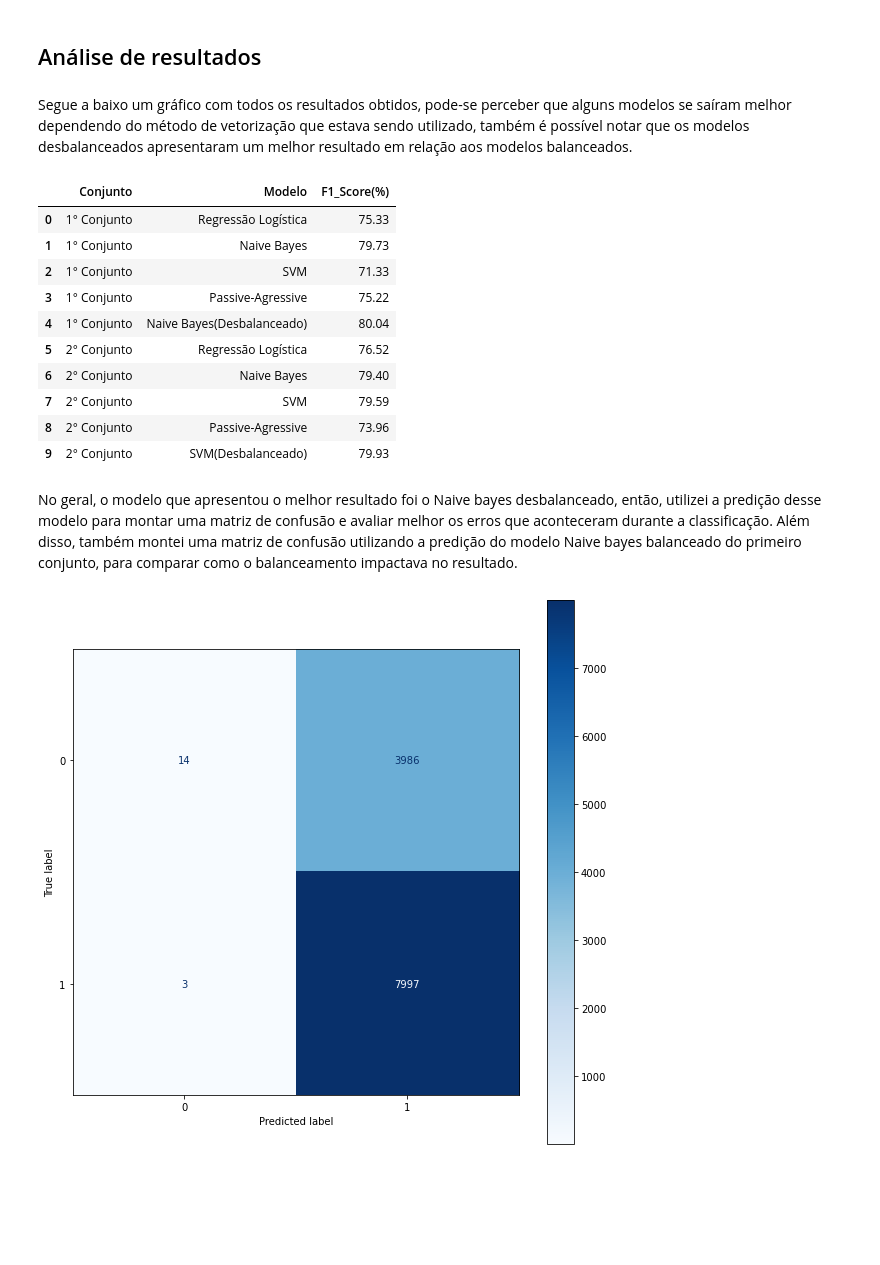
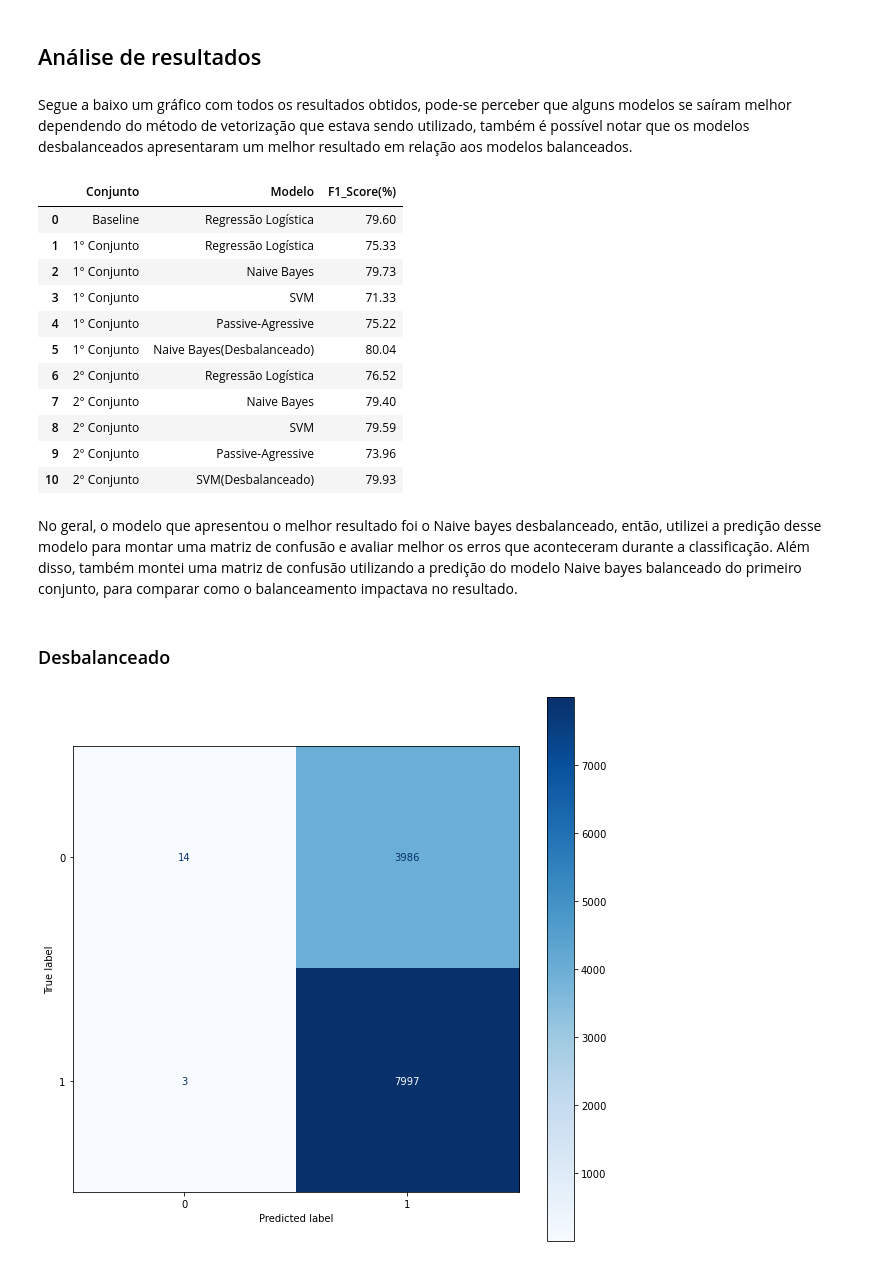
Before and after one commit to juliomaced0/Mentoria_Python_IA, a Jupyter notebook: Trabalho_Final/Trabalho Final.ipynb, the cells around one changed output. Cells and saved outputs as stored; diff of their text form; code cells hidden in the pictures; blank space fills up the shorter version.

```diff
--- a/Trabalho_Final/Trabalho Final.ipynb
+++ b/Trabalho_Final/Trabalho Final.ipynb
@@ -735,29 +723,32 @@ print(f'O F1_Score foi de: {round(A23*100, 2)}%')
 O F1_Score foi de: 79.59%
 # %% [markdown]
 ## Análise de resultados
-# %% [markdown]
-Segue a baixo um gráfico com todos os resultados obtidos, pode-se perceber que alguns modelos se saíram melhor dependendo do método de vetorização que estava sendo utilizado, também é possível notar que os modelos desbalanceados apresentaram um melhor resultado em relação aos modelos balanceados.
-# %%
-data = {'Conjunto': ['1° Conjunto', '1° Conjunto', '1° Conjunto', '1° Conjunto', '1° Conjunto', '2° Conjunto', '2° Conjunto', '2° Conjunto', '2° Conjunto', '2° Conjunto', ],
-        'Modelo': ['Regressão Logística', 'Naive Bayes', 'SVM', 'Passive-Agressive', 'Naive Bayes(Desbalanceado)', 'Regressão Logística', 'Naive Bayes', 'SVM', 'Passive-Agressive', 'SVM(Desbalanceado)'],
-        'F1_Score(%)': [round(A11*100, 2), round(A12*100, 2), round(A13*100, 2), round(A14*100, 2), round(A15*100, 2), round(A21*100, 2), round(A22*100, 2), round(A23*100, 2), round(A24*100, 2), round(A25*100, 2)],
-        }
-tabela = pd.DataFrame(data)
-tabela
-# %% [output]
-|  | Conjunto | Modelo | F1_Score(%) |
-| 0 | 1° Conjunto | Regressão Logística | 75.33 |
-| 1 | 1° Conjunto | Naive Bayes | 79.73 |
-| 2 | 1° Conjunto | SVM | 71.33 |
-| 3 | 1° Conjunto | Passive-Agressive | 75.22 |
-| 4 | 1° Conjunto | Naive Bayes(Desbalanceado) | 80.04 |
-| 5 | 2° Conjunto | Regressão Logística | 76.52 |
-| 6 | 2° Conjunto | Naive Bayes | 79.40 |
-| 7 | 2° Conjunto | SVM | 79.59 |
-| 8 | 2° Conjunto | Passive-Agressive | 73.96 |
-| 9 | 2° Conjunto | SVM(Desbalanceado) | 79.93 |
-# %% [markdown]
-No geral, o modelo que apresentou o melhor resultado foi o Naive bayes desbalanceado, então, utilizei a predição desse modelo para montar uma matriz de confusão e avaliar melhor os erros que aconteceram durante a classificação. Além disso, também montei uma matriz de confusão utilizando a predição do modelo Naive bayes balanceado do primeiro conjunto, para comparar como o balanceamento impactava no resultado.
+# %% [markdown]
+Segue a baixo um gráfico com todos os resultados obtidos, pode-se perceber que alguns modelos se saíram melhor dependendo do método de vetorização que estava sendo utilizado, também é possível notar que os modelos desbalanceados apresentaram um melhor resultado em relação aos modelos balanceados.
+# %%
+data = {'Conjunto': ['Baseline', '1° Conjunto', '1° Conjunto', '1° Conjunto', '1° Conjunto', '1° Conjunto', '2° Conjunto', '2° Conjunto', '2° Conjunto', '2° Conjunto', '2° Conjunto', ],
+        'Modelo': ['Regressão Logística', 'Regressão Logística', 'Naive Bayes', 'SVM', 'Passive-Agressive', 'Naive Bayes(Desbalanceado)', 'Regressão Logística', 'Naive Bayes', 'SVM', 'Passive-Agressive', 'SVM(Desbalanceado)'],
+        'F1_Score(%)': [round(AB*100, 2), round(A11*100, 2), round(A12*100, 2), round(A13*100, 2), round(A14*100, 2), round(A15*100, 2), round(A21*100, 2), round(A22*100, 2), round(A23*100, 2), round(A24*100, 2), round(A25*100, 2)],
+        }
+tabela = pd.DataFrame(data)
+tabela
+# %% [output]
+|  | Conjunto | Modelo | F1_Score(%) |
+| 0 | Baseline | Regressão Logística | 79.60 |
+| 1 | 1° Conjunto | Regressão Logística | 75.33 |
+| 2 | 1° Conjunto | Naive Bayes | 79.73 |
+| 3 | 1° Conjunto | SVM | 71.33 |
+| 4 | 1° Conjunto | Passive-Agressive | 75.22 |
+| 5 | 1° Conjunto | Naive Bayes(Desbalanceado) | 80.04 |
+| 6 | 2° Conjunto | Regressão Logística | 76.52 |
+| 7 | 2° Conjunto | Naive Bayes | 79.40 |
+| 8 | 2° Conjunto | SVM | 79.59 |
+| 9 | 2° Conjunto | Passive-Agressive | 73.96 |
+| 10 | 2° Conjunto | SVM(Desbalanceado) | 79.93 |
+# %% [markdown]
+No geral, o modelo que apresentou o melhor resultado foi o Naive bayes desbalanceado, então, utilizei a predição desse modelo para montar uma matriz de confusão e avaliar melhor os erros que aconteceram durante a classificação. Além disso, também montei uma matriz de confusão utilizando a predição do modelo Naive bayes balanceado do primeiro conjunto, para comparar como o balanceamento impactava no resultado.
+# %% [markdown]
+### Desbalanceado
 # %%
 from sklearn.metrics import confusion_matrix
 from sklearn.metrics import ConfusionMatrixDisplay
```
Also changed, not shown: parts of 17 cells of this notebook.
